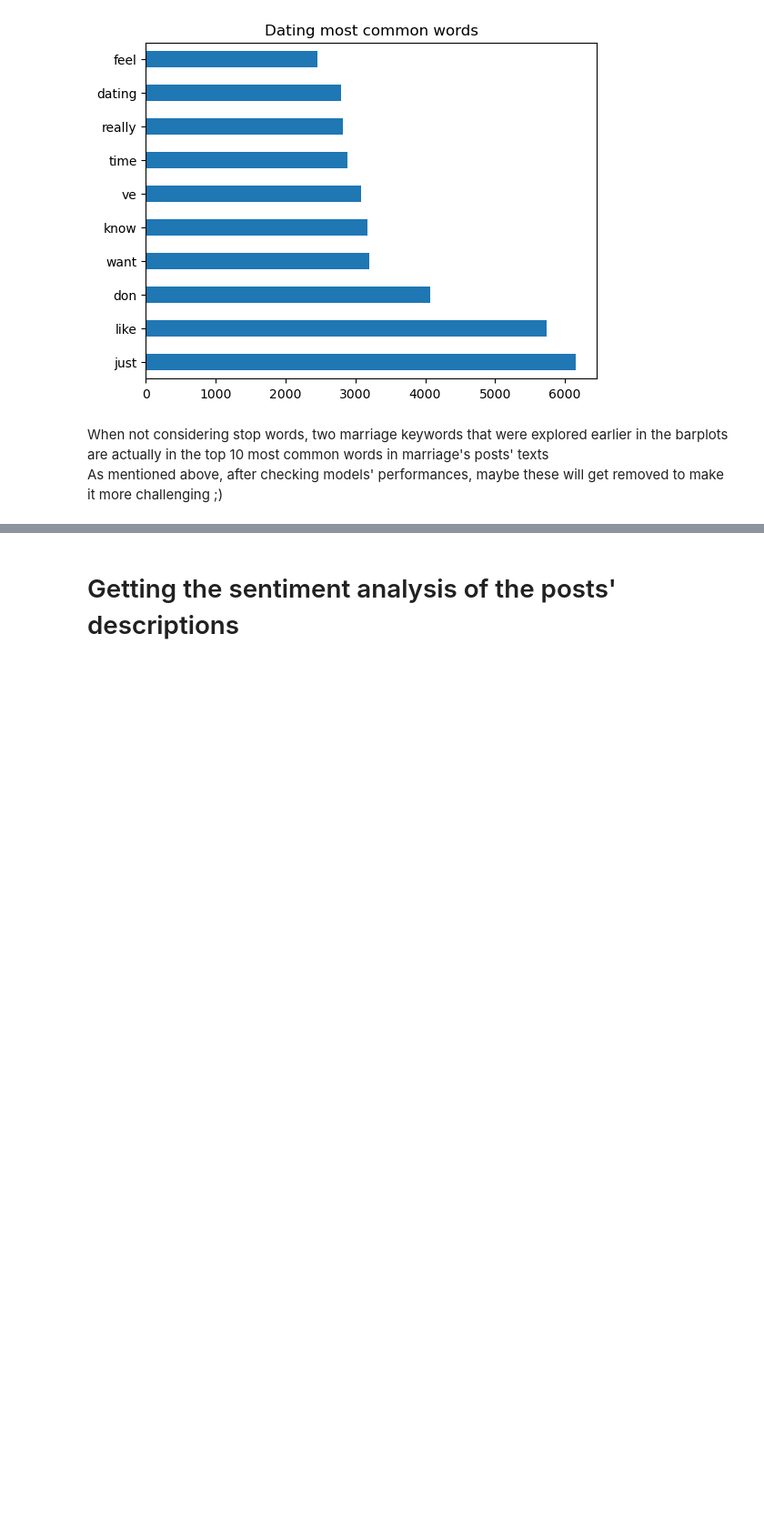
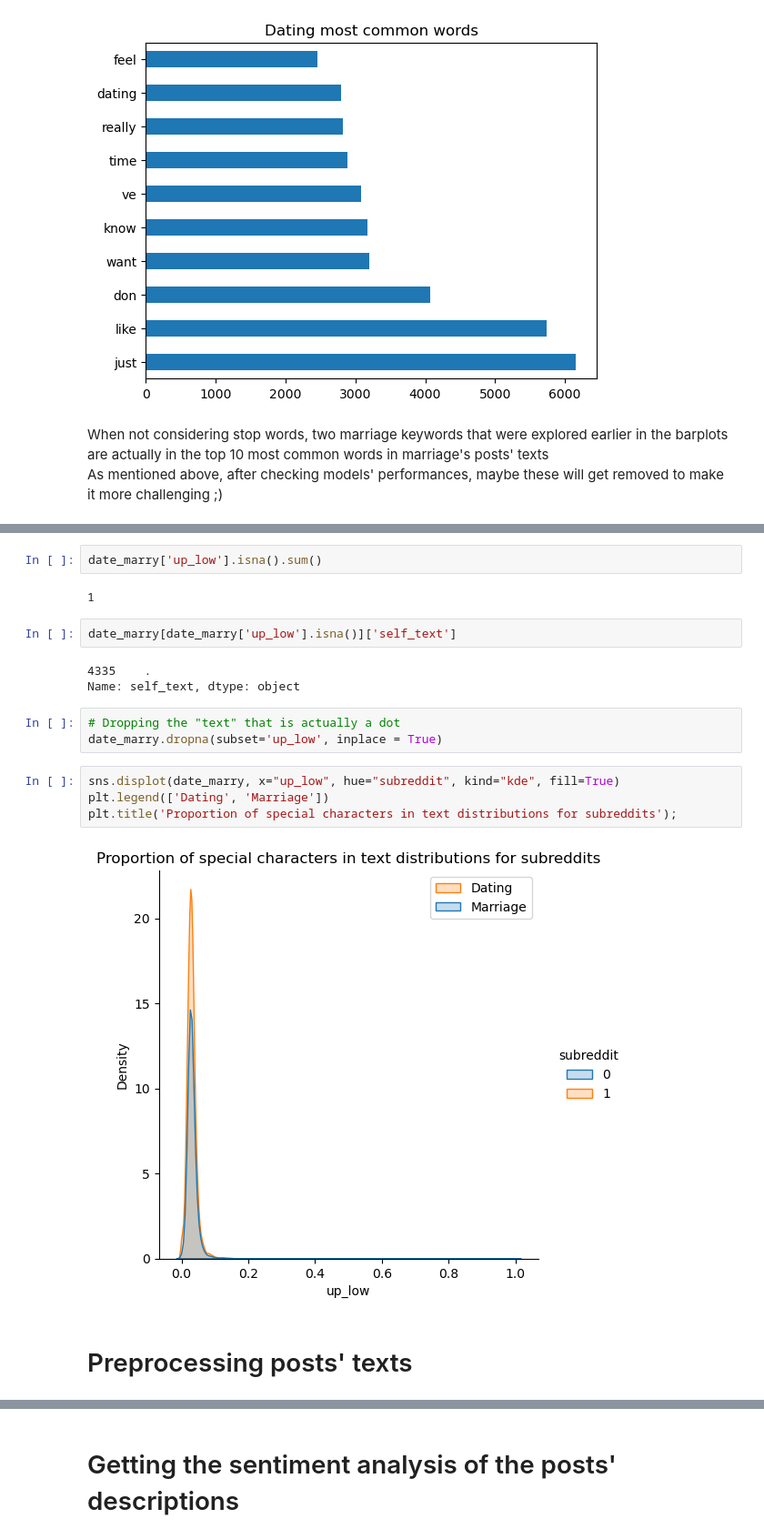
Before and after one commit to gabrielafichtner/dating-marry-classification, a Jupyter notebook: code/Data Cleaning and Modeling.ipynb, the cells around one changed output, grey strips where cells are left out. Shown at 91% size. Saved outputs shown, nothing was run; the diff lists cells and outputs as text; blank space fills up the shorter version.

```diff
--- a/code/Data Cleaning and Modeling.ipynb
+++ b/code/Data Cleaning and Modeling.ipynb
@@ -205,0 +260,20 @@ Name: special_characters, Length: 7658, dtype: int64
+# %%
+date_marry['up_low'].isna().sum()
+# %% [output]
+1
+# %%
+date_marry[date_marry['up_low'].isna()]['self_text']
+# %% [output]
+4335    .
+Name: self_text, dtype: object
+# %%
+# Dropping the "text" that is actually a dot
+date_marry.dropna(subset='up_low', inplace = True)
+# %%
+sns.displot(date_marry, x="up_low", hue="subreddit", kind="kde", fill=True)
+plt.legend(['Dating', 'Marriage'])
+plt.title('Proportion of special characters in text distributions for subreddits');
+# %% [output]
+[figure, added]
+# %% [markdown]
+# Preprocessing posts' texts
```
Also changed, not shown: parts of 157 cells of this notebook.
